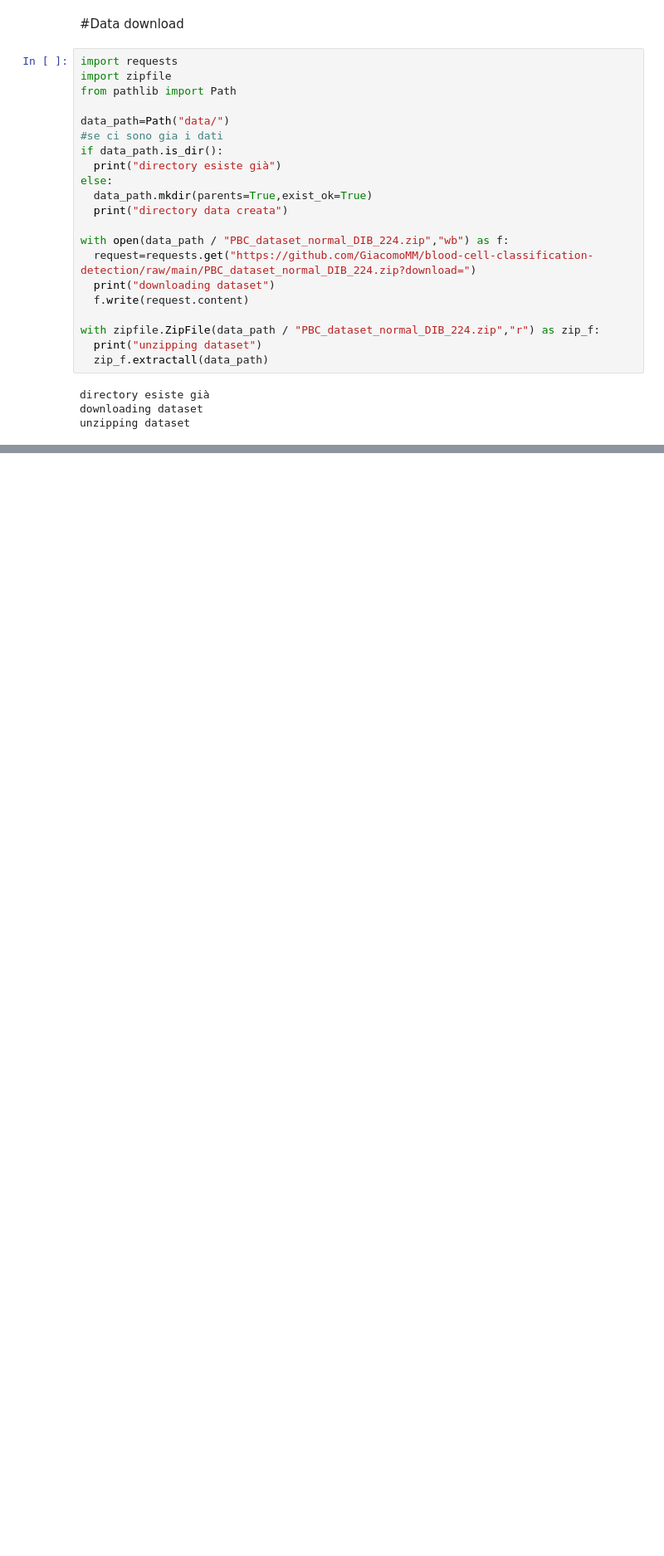
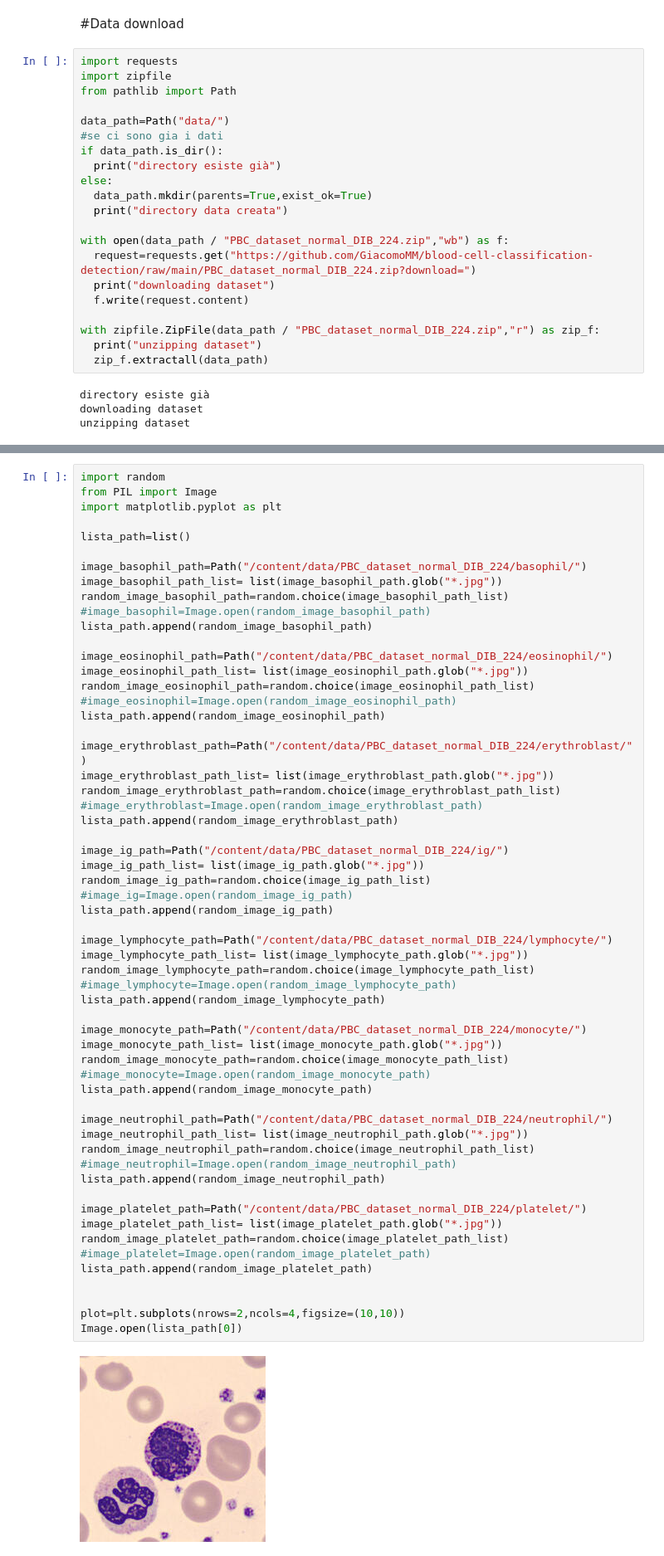
Before and after one commit to GiacomoMM/blood-cell-classification-detection, a Jupyter notebook: Progetto_LabIA.ipynb, the cells around one changed output, grey strips where cells are left out. Shown at 83% size. Cells and saved outputs as stored; diff of their text form; blank space fills up the shorter version.

```diff
--- a/Progetto_LabIA.ipynb
+++ b/Progetto_LabIA.ipynb
@@ -44,0 +58,60 @@ directori()
+# %%
+import random
+from PIL import Image
+import matplotlib.pyplot as plt
+
+lista_path=list()
+
+image_basophil_path=Path("/content/data/PBC_dataset_normal_DIB_224/basophil/")
+image_basophil_path_list= list(image_basophil_path.glob("*.jpg"))
+random_image_basophil_path=random.choice(image_basophil_path_list)
+#image_basophil=Image.open(random_image_basophil_path)
+lista_path.append(random_image_basophil_path)
+
+image_eosinophil_path=Path("/content/data/PBC_dataset_normal_DIB_224/eosinophil/")
+image_eosinophil_path_list= list(image_eosinophil_path.glob("*.jpg"))
+random_image_eosinophil_path=random.choice(image_eosinophil_path_list)
+#image_eosinophil=Image.open(random_image_eosinophil_path)
+lista_path.append(random_image_eosinophil_path)
+
+image_erythroblast_path=Path("/content/data/PBC_dataset_normal_DIB_224/erythroblast/")
+image_erythroblast_path_list= list(image_erythroblast_path.glob("*.jpg"))
+random_image_erythroblast_path=random.choice(image_erythroblast_path_list)
+#image_erythroblast=Image.open(random_image_erythroblast_path)
+lista_path.append(random_image_erythroblast_path)
+
+image_ig_path=Path("/content/data/PBC_dataset_normal_DIB_224/ig/")
+image_ig_path_list= list(image_ig_path.glob("*.jpg"))
+random_image_ig_path=random.choice(image_ig_path_list)
+#image_ig=Image.open(random_image_ig_path)
+lista_path.append(random_image_ig_path)
+
+image_lymphocyte_path=Path("/content/data/PBC_dataset_normal_DIB_224/lymphocyte/")
+image_lymphocyte_path_list= list(image_lymphocyte_path.glob("*.jpg"))
+random_image_lymphocyte_path=random.choice(image_lymphocyte_path_list)
+#image_lymphocyte=Image.open(random_image_lymphocyte_path)
+lista_path.append(random_image_lymphocyte_path)
+
+image_monocyte_path=Path("/content/data/PBC_dataset_normal_DIB_224/monocyte/")
+image_monocyte_path_list= list(image_monocyte_path.glob("*.jpg"))
+random_image_monocyte_path=random.choice(image_monocyte_path_list)
+#image_monocyte=Image.open(random_image_monocyte_path)
+lista_path.append(random_image_monocyte_path)
+
+image_neutrophil_path=Path("/content/data/PBC_dataset_normal_DIB_224/neutrophil/")
+image_neutrophil_path_list= list(image_neutrophil_path.glob("*.jpg"))
+random_image_neutrophil_path=random.choice(image_neutrophil_path_list)
+#image_neutrophil=Image.open(random_image_neutrophil_path)
+lista_path.append(random_image_neutrophil_path)
+
+image_platelet_path=Path("/content/data/PBC_dataset_normal_DIB_224/platelet/")
+image_platelet_path_list= list(image_platelet_path.glob("*.jpg"))
+random_image_platelet_path=random.choice(image_platelet_path_list)
+#image_platelet=Image.open(random_image_platelet_path)
+lista_path.append(random_image_platelet_path)
+
+
+plot=plt.subplots(nrows=2,ncols=4,figsize=(10,10))
+Image.open(lista_path[0])
+# %% [output]
+[figure, added]
```
Also changed, not shown: parts of 5 cells of this notebook.
